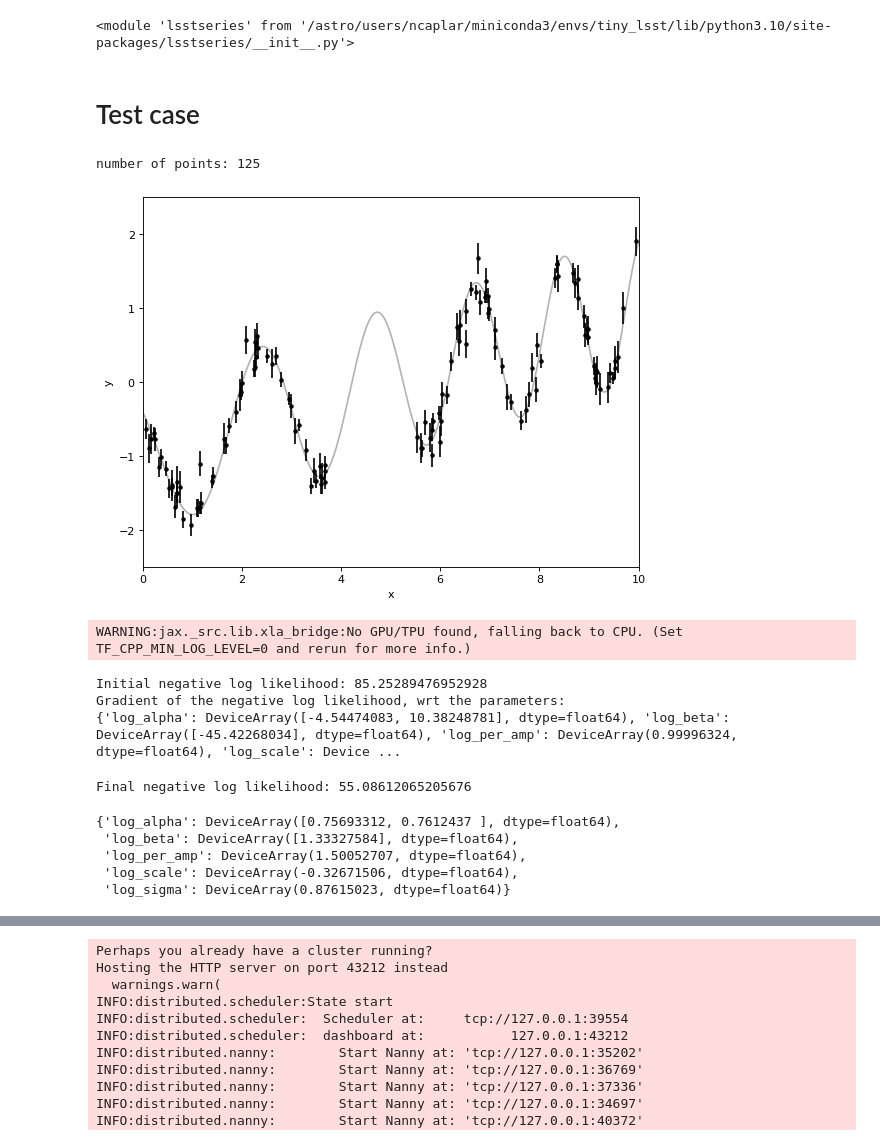
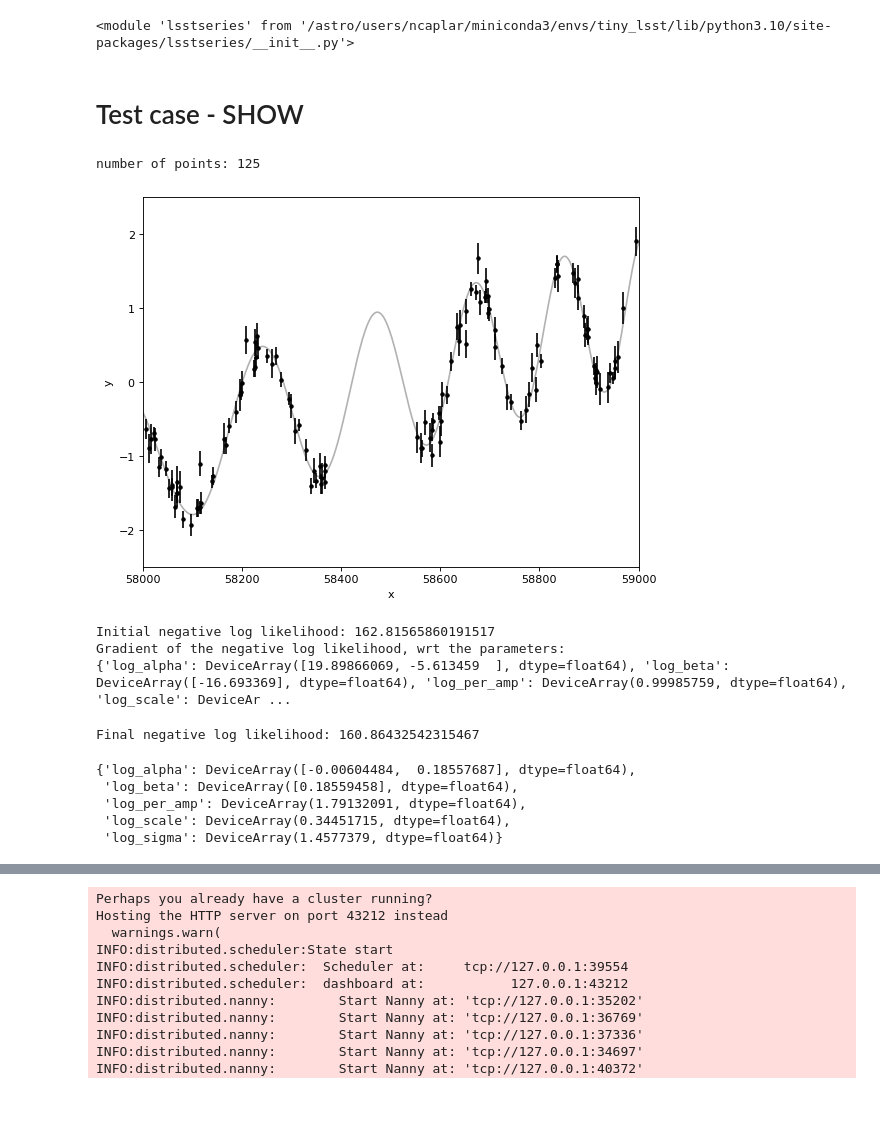
Before and after one commit to nevencaplar/epyc_notebooks, a Jupyter notebook: tiny_lsst.ipynb, the cells around one changed output, grey strips where cells are left out. Drawn from its saved outputs; the diff is of its cells as text; code cells hidden in the pictures; blank space fills up the shorter version.

```diff
--- a/tiny_lsst.ipynb
+++ b/tiny_lsst.ipynb
@@ -38,6 +44,6 @@ ls
 # %% [output]
 <module 'lsstseries' from '/astro/users/ncaplar/miniconda3/envs/tiny_lsst/lib/python3.10/site-packages/lsstseries/__init__.py'>
 # %% [markdown]
-# Test case
+# Test case - SHOW
 # %%
 # Define a context manager to suppress stdout and stderr.
@@ -71,32 +78,35 @@ class suppress_stdout_stderr(object):
         for fd in self.null_fds + self.save_fds:
             os.close(fd)
 # %%
-# lets simulate the data
-# this is taken from the tutorial
-import numpy as np
+# let's simulate the data
+# this is taken from the tinygp tutorial
 np.random.seed(42)
 plt.figure(num=None, figsize=(8, 6), dpi=80, facecolor='w', edgecolor='k')
 t = np.sort(np.append(
     np.random.uniform(0, 3.8, 57),
     np.random.uniform(5.5, 10, 68),
-))  # The input coordinates must be sorted
-print('number of points: '+str(len(t)))
+))
+# The input coordinates must be sorted
+print('number of points: {}'.format(len(t)))
 yerr = np.random.uniform(0.08, 0.22, len(t))
 y = 0.2 * (t-5) + np.sin(3*t + 0.1*(t-5)**2) + yerr * np.random.randn(len(t))
 
-true_t = np.linspace(0, 10, 5000)
+true_t = np.linspace(0, 0+10, 5000)
 true_y = 0.2 * (true_t-5) + np.sin(3*true_t + 0.1*(true_t-5)**2)
+
+t = t*100 + 58000
+true_t = true_t*100 + 58000
 
 
 plt.plot(true_t, true_y, "k", lw=1.5, alpha=0.3)
 plt.errorbar(t, y, yerr=yerr, fmt=".k", capsize=0)
 plt.xlabel("x")
 plt.ylabel("y")
-plt.xlim(0, 10)
+plt.xlim(58000, 58000+10*100)
 plt.ylim(-2.5, 2.5);
 # %% [output]
 number of points: 125
-[figure, old version]
+[figure, new version]
 # %%
 theta_init = {
     "log_per_amp": np.log(6.0),
@@ -117,8 +127,8 @@ def create_alt_theta_init(theta_init):
                                         np.exp(theta_init['log_sigma'])),
         "log_alpha": np.random.normal(np.exp(theta_init['log_alpha']),
                                         np.exp(theta_init['log_alpha'])),
-        "log_beta": np.log([np.random.normal(np.exp(theta_init['log_sigma']),
-                                        np.exp(theta_init['log_sigma']))])}
+        "log_beta": np.random.normal(np.exp(theta_init['log_sigma']),
+                                        np.exp(theta_init['log_sigma']))}
 
     return alt_theta_init
 
@@ -159,10 +169,9 @@ print(
     f"Gradient of the negative log likelihood, wrt the parameters:\n{obj(theta_init, t, y)[1]}"
 )
 # %% [output]
-WARNING:jax._src.lib.xla_bridge:No GPU/TPU found, falling back to CPU. (Set TF_CPP_MIN_LOG_LEVEL=0 and rerun for more info.)
+Initial negative log likelihood: 162.81565860191517
+Gradient of the negative log likelihood, wrt the parameters:
+{'log_alpha': DeviceArray([19.89866069, -5.613459  ], dtype=float64), 'log_beta': DeviceArray([-16.693369], dtype=float64), 'log_per_amp': DeviceArray(0.99985759, dtype=float64), 'log_scale': DeviceAr ...
-Initial negative log likelihood: 85.25289476952928
-Gradient of the negative log likelihood, wrt the parameters:
-{'log_alpha': DeviceArray([-4.54474083, 10.38248781], dtype=float64), 'log_beta': DeviceArray([-45.42268034], dtype=float64), 'log_per_amp': DeviceArray(0.99996324, dtype=float64), 'log_scale': Device ...
 # %%
 # 4. optimize
 with suppress_stdout_stderr():
@@ -170,15 +179,15 @@ with suppress_stdout_stderr():
     soln = solver.run(theta_init, t=t, y=y)
     print(f"Final negative log likelihood: {soln.state.fun_val}")
 # %% [output]
-Final negative log likelihood: 55.08612065205676
+Final negative log likelihood: 160.86432542315467
 # %%
 # print parameters
 soln.params
 # %% [output]
-{'log_alpha': DeviceArray([0.75693312, 0.7612437 ], dtype=float64),
- 'log_beta': DeviceArray([1.33327584], dtype=float64),
- 'log_per_amp': DeviceArray(1.50052707, dtype=float64),
- 'log_scale': DeviceArray(-0.32671506, dtype=float64),
- 'log_sigma': DeviceArray(0.87615023, dtype=float64)}
+{'log_alpha': DeviceArray([-0.00604484,  0.18557687], dtype=float64),
+ 'log_beta': DeviceArray([0.18559458], dtype=float64),
+ 'log_per_amp': DeviceArray(1.79132091, dtype=float64),
+ 'log_scale': DeviceArray(0.34451715, dtype=float64),
+ 'log_sigma': DeviceArray(1.4577379, dtype=float64)}
 # %%
 # loop to find best value from many init
```
Also changed, not shown: parts of 22 cells of this notebook, 1 other file.
